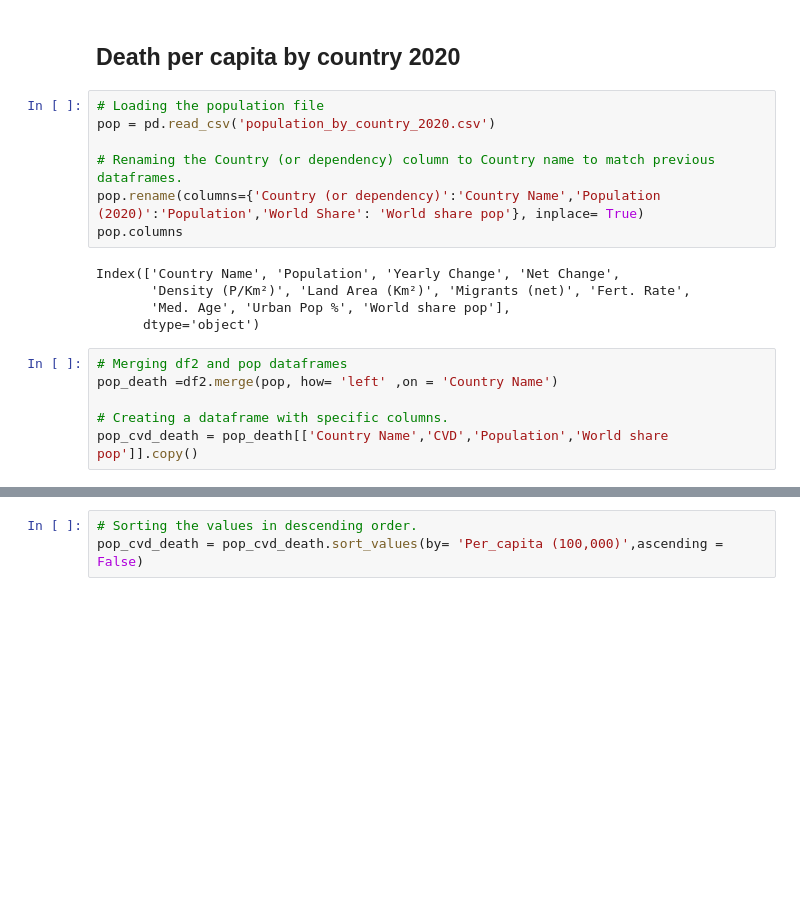
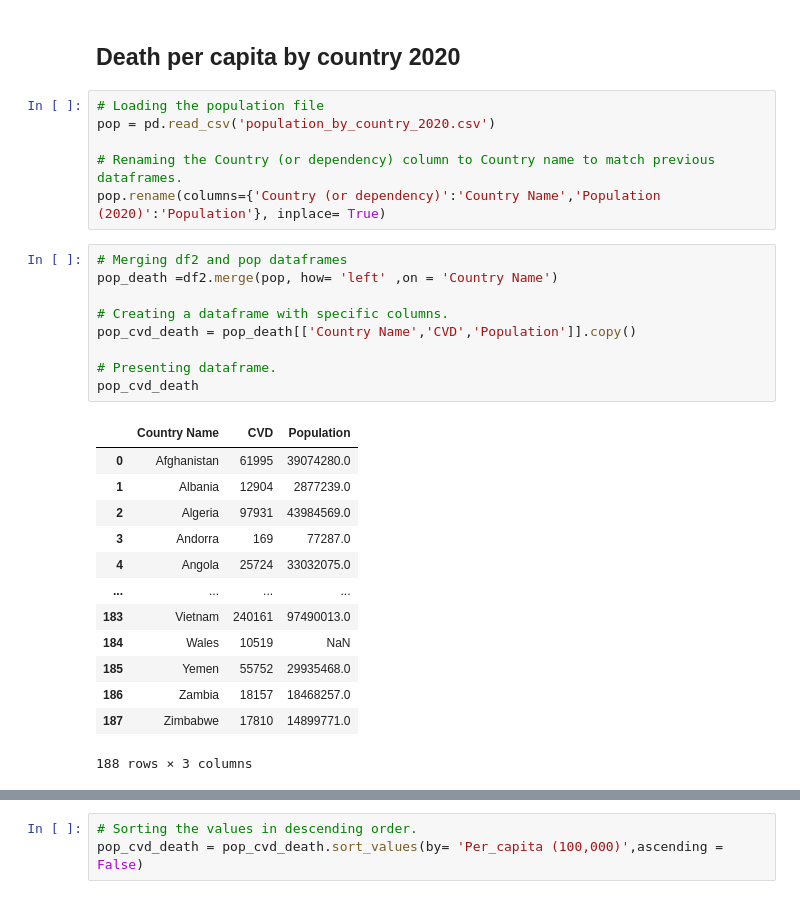
Before and after one commit to Snusier1/hds5210-2022, a Jupyter notebook: final/Final.ipynb, the cells around one changed output, grey strips where cells are left out. Cells and saved outputs as stored; diff of their text form; blank space fills up the shorter version.

```diff
--- a/final/Final.ipynb
+++ b/final/Final.ipynb
@@ -419,19 +395,30 @@ x
 pop = pd.read_csv('population_by_country_2020.csv')
 
 # Renaming the Country (or dependency) column to Country name to match previous dataframes.
-pop.rename(columns={'Country (or dependency)':'Country Name','Population (2020)':'Population','World Share': 'World share pop'}, inplace= True)
-pop.columns
+pop.rename(columns={'Country (or dependency)':'Country Name','Population (2020)':'Population'}, inplace= True)
-# %% [output]
-Index(['Country Name', 'Population', 'Yearly Change', 'Net Change',
-       'Density (P/Km²)', 'Land Area (Km²)', 'Migrants (net)', 'Fert. Rate',
-       'Med. Age', 'Urban Pop %', 'World share pop'],
-      dtype='object')
 # %%
 # Merging df2 and pop dataframes
 pop_death =df2.merge(pop, how= 'left' ,on = 'Country Name')
 
 # Creating a dataframe with specific columns.
-pop_cvd_death = pop_death[['Country Name','CVD','Population','World share pop']].copy()
+pop_cvd_death = pop_death[['Country Name','CVD','Population']].copy()
+
+# Presenting dataframe.
+pop_cvd_death
+# %% [output]
+|  | Country Name | CVD | Population |
+| 0 | Afghanistan | 61995 | 39074280.0 |
+| 1 | Albania | 12904 | 2877239.0 |
+| 2 | Algeria | 97931 | 43984569.0 |
+| 3 | Andorra | 169 | 77287.0 |
+| 4 | Angola | 25724 | 33032075.0 |
+| ... | ... | ... | ... |
+| 183 | Vietnam | 240161 | 97490013.0 |
+| 184 | Wales | 10519 | NaN |
+| 185 | Yemen | 55752 | 29935468.0 |
+| 186 | Zambia | 18157 | 18468257.0 |
+| 187 | Zimbabwe | 17810 | 14899771.0 |
+188 rows × 3 columns
 # %%
 # Creating a function to calculate per capita (100,000)
 def per_capita(CVD, Population):
```
Also changed, not shown: parts of 19 cells of this notebook.
